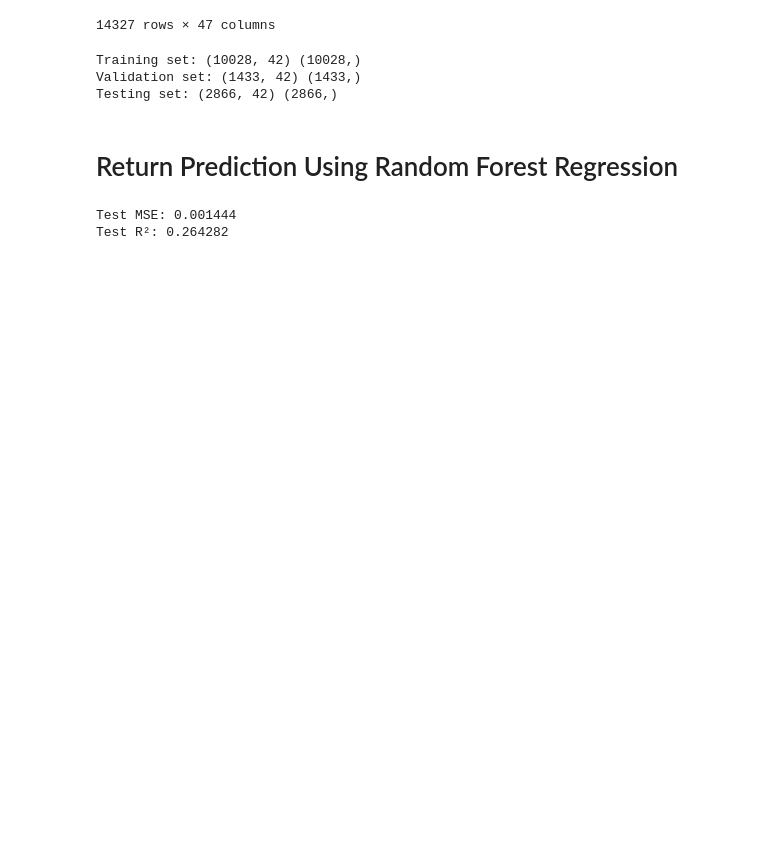
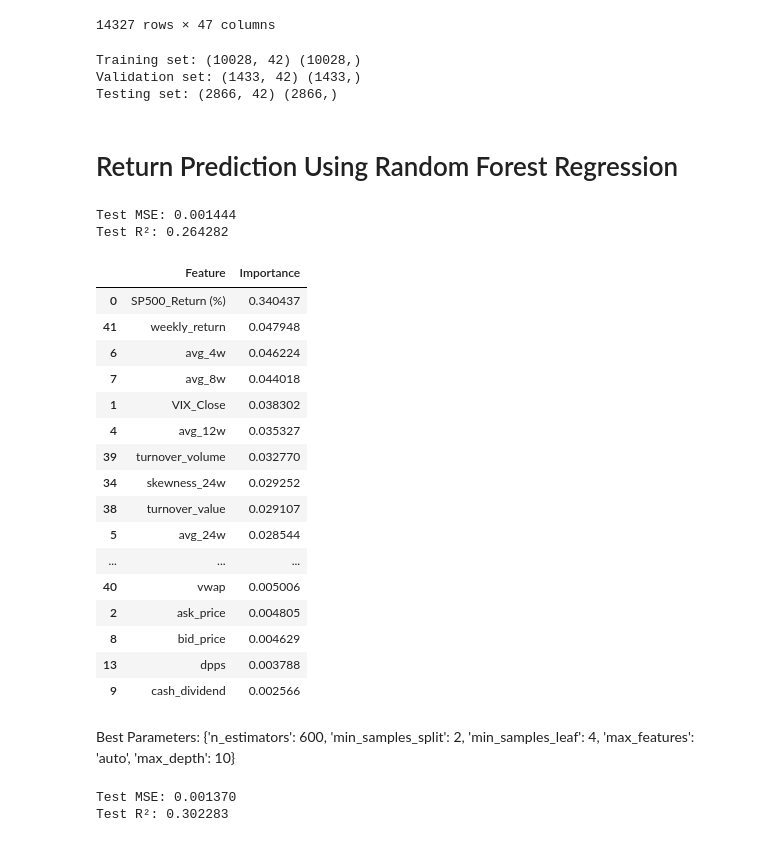
Before and after one commit to kaki1995/Project_Applying-AI-and-Large-Language-Models-in-Stock-Investment, a Jupyter notebook: Campus Challenge.ipynb, the cells around one changed output. Saved outputs shown, nothing was run; the diff lists cells and outputs as text; code cells hidden in the pictures; blank space fills up the shorter version.

```diff
--- a/Campus Challenge.ipynb
+++ b/Campus Challenge.ipynb
@@ -1275,3 +1275,32 @@ print(f"Test R²: {test_r2:.6f}")
 # %% [output]
 Test MSE: 0.001444
 Test R²: 0.264282
+# %%
+# Get feature importance
+importances2 = rf_reg.feature_importances_
+feature_names = X_train.columns
+feature_importance_df2 = pd.DataFrame({'Feature': feature_names, 'Importance': importances2})
+
+# Sort by importance
+feature_importance_df2 = feature_importance_df2.sort_values(by='Importance', ascending=False)
+# feature_importance_df.to_csv("feature_importance.csv")
+
+feature_importance_df2
+# %% [output]
+|  | Feature | Importance |
+| 0 | SP500_Return (%) | 0.340437 |
+| 41 | weekly_return | 0.047948 |
+| 6 | avg_4w | 0.046224 |
+| 7 | avg_8w | 0.044018 |
+| 1 | VIX_Close | 0.038302 |
+| 4 | avg_12w | 0.035327 |
+| 39 | turnover_volume | 0.032770 |
+| 34 | skewness_24w | 0.029252 |
+| 38 | turnover_value | 0.029107 |
+| 5 | avg_24w | 0.028544 |
+| ... | ... | ... |
+| 40 | vwap | 0.005006 |
+| 2 | ask_price | 0.004805 |
+| 8 | bid_price | 0.004629 |
+| 13 | dpps | 0.003788 |
+| 9 | cash_dividend | 0.002566 |
@@ -1277,0 +1362,24 @@ Test R²: 0.264282
+# %% [markdown]
+Best Parameters: {'n_estimators': 600, 'min_samples_split': 2, 'min_samples_leaf': 4, 'max_features': 'auto', 'max_depth': 10}
+# %%
+# Define the random forest regressor with best parameters
+rf_reg_best = RandomForestRegressor(random_state=42, n_estimators=600, max_depth=10,
+                               min_samples_split=2, min_samples_leaf=4, max_features='auto')  # with best parameters
+# Fit regressor
+rf_reg_best.fit(X_train, y_train)
+
+# Evaluate on the test set
+y_test_pred = rf_reg_best.predict(X_test)
+
+# Reverse the standardization of predictions and test target
+y_test_pred_original = scaler_y.inverse_transform(y_test_pred.reshape(-1, 1)).flatten()
+y_test_original = scaler_y.inverse_transform(y_test.values.reshape(-1, 1)).flatten()
+
+# Calculate and print test metrics
+test_mse = mean_squared_error(y_test_original, y_test_pred_original)
+test_r2 = r2_score(y_test_original, y_test_pred_original)
+print(f"Test MSE: {test_mse:.6f}")
+print(f"Test R²: {test_r2:.6f}")
+# %% [output]
+Test MSE: 0.001370
+Test R²: 0.302283
```
Also changed, not shown: parts of 2 cells of this notebook.
